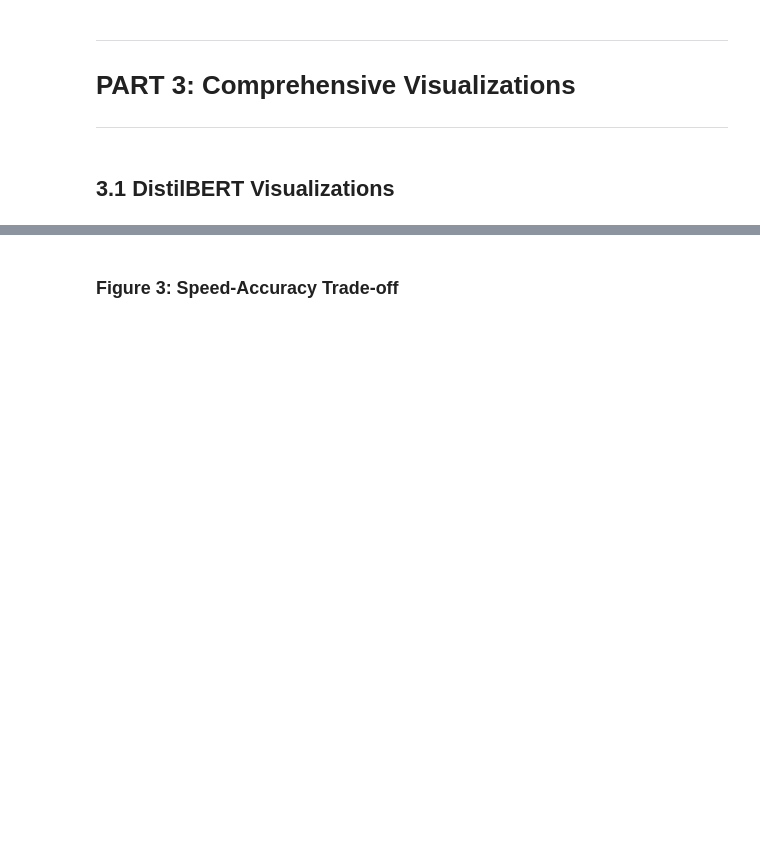
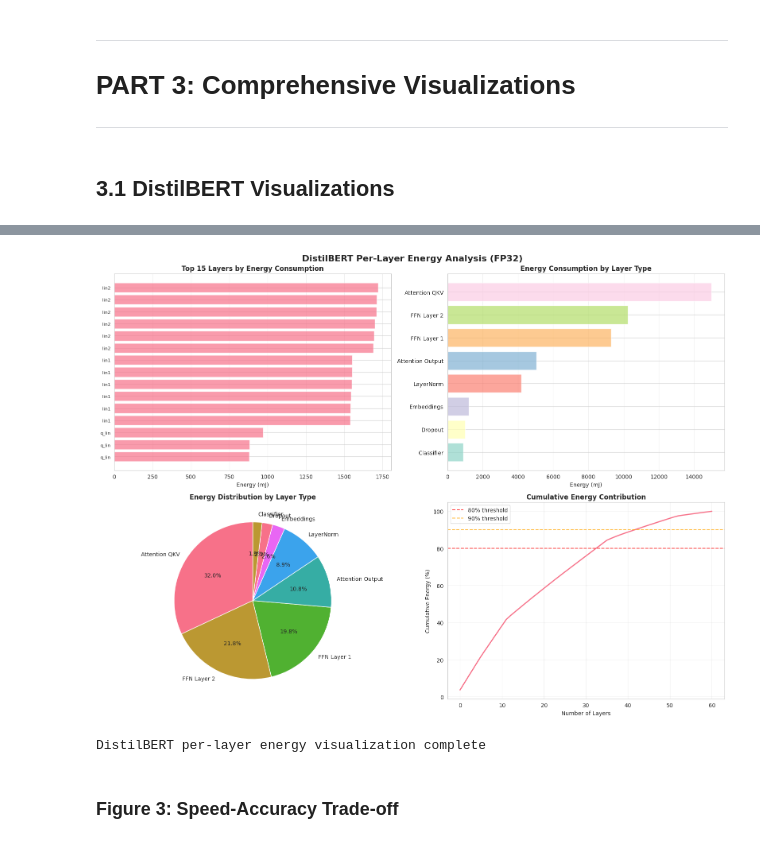
Before and after one commit to krishkc5/energy_aware_quantization, a Jupyter notebook: notebooks/complete-energy-aware-quantization.ipynb, the cells around one changed output, grey strips where cells are left out. Cells and saved outputs as stored; diff of their text form; code cells hidden in the pictures; blank space fills up the shorter version.

```diff
--- a/notebooks/complete-energy-aware-quantization.ipynb
+++ b/notebooks/complete-energy-aware-quantization.ipynb
@@ -219,7 +232,7 @@ print("LayerProfiler class defined")
 def get_layer_type_distilbert(name: str) -> str:
     """Extract layer type from DistilBERT layer name."""
     if "attention.q_lin" in name or "attention.k_lin" in name or "attention.v_lin" in name:
-        return "Attention Projection"
+        return "Attention QKV"
     elif "attention.out_lin" in name:
         return "Attention Output"
     elif "ffn.lin1" in name:
@@ -1317,40 +1461,42 @@ ax.grid(axis='x', alpha=0.3)
 
 # 2. Energy by layer type
 ax = axes[0, 1]
-type_energy_sorted = distilbert_type_energy.sort_values("energy_mj", ascending=False)
+type_energy_sorted = distilbert_type_energy.sort_values("energy_mj", ascending=True)
 y_pos = range(len(type_energy_sorted))
 colors_type = plt.cm.Set3(range(len(type_energy_sorted)))
 ax.barh(y_pos, type_energy_sorted["energy_mj"], alpha=0.7, color=colors_type)
 ax.set_yticks(y_pos)
 ax.set_yticklabels(type_energy_sorted.index, fontsize=10)
-ax.invert_yaxis()
 ax.set_xlabel("Energy (mJ)", fontsize=10)
 ax.set_title("Energy Consumption by Layer Type", fontsize=12, fontweight='bold')
 ax.grid(axis='x', alpha=0.3)
 
 # 3. Pie chart of energy distribution
 ax = axes[1, 0]
 type_energy_pie = distilbert_type_energy[distilbert_type_energy["percent_energy"] > 1.0]
 ax.pie(type_energy_pie["percent_energy"], labels=type_energy_pie.index, autopct='%1.1f%%', startangle=90)
 ax.set_title("Energy Distribution by Layer Type", fontsize=12, fontweight='bold')
 
 # 4. Cumulative energy contribution
 ax = axes[1, 1]
 cumulative = distilbert_layer_stats["energy_mj"].cumsum() / distilbert_layer_stats["energy_mj"].sum() * 100
 ax.plot(range(len(cumulative)), cumulative, linewidth=2)
 ax.axhline(y=80, color='r', linestyle='--', alpha=0.7, label='80% threshold')
 ax.axhline(y=90, color='orange', linestyle='--', alpha=0.7, label='90% threshold')
 ax.set_xlabel("Number of Layers", fontsize=10)
 ax.set_ylabel("Cumulative Energy (%)", fontsize=10)
 ax.set_title("Cumulative Energy Contribution", fontsize=12, fontweight='bold')
 ax.legend()
 ax.grid(alpha=0.3)
 
 plt.tight_layout()
 plt.savefig(output_dirs['distilbert'] / 'per_layer_energy_analysis.png', dpi=300, bbox_inches='tight')
 plt.show()
 
 print("DistilBERT per-layer energy visualization complete")
+# %% [output]
+[figure, added]
+DistilBERT per-layer energy visualization complete
 # %% [markdown]
 ### Figure 3: Speed-Accuracy Trade-off
 # %%
```
Also changed, not shown: parts of 22 cells of this notebook.
